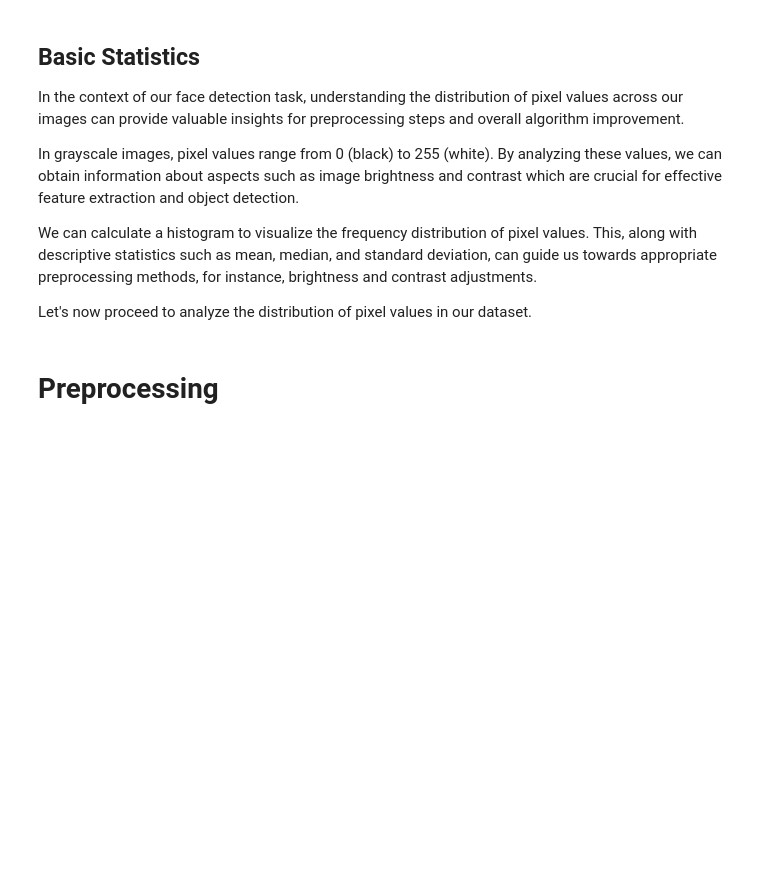
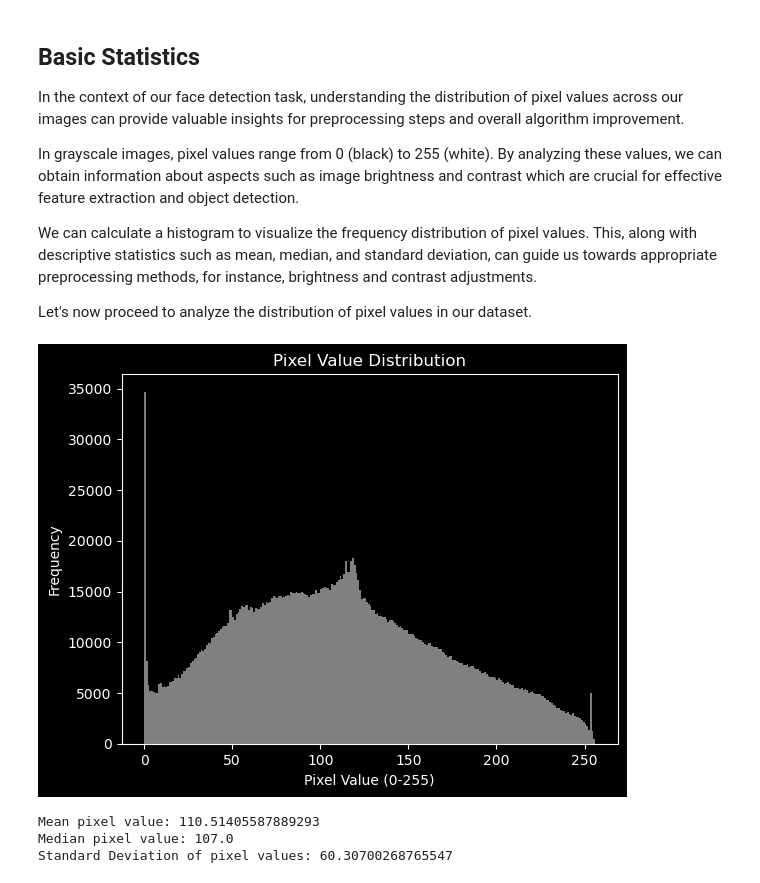
Before and after one commit to BRJoaquin/ml-ia-obligatorio, a Jupyter notebook: face_detector.ipynb, the cells around one changed output. Cells and saved outputs as stored; diff of their text form; code cells hidden in the pictures; blank space fills up the shorter version.

Commit message:
preprocessing

```diff
--- a/face_detector.ipynb
+++ b/face_detector.ipynb
@@ -182,23 +191,29 @@ We can calculate a histogram to visualize the frequency distribution of pixel va
 
 Let's now proceed to analyze the distribution of pixel values in our dataset.
 # %%
-# Flatten the array to 1D for histogram and statistics
-pixels = X_train.flatten()
+def basic_stats(images, range=(0,256)):
+    # Flatten the array to 1D for histogram and statistics
+    pixels = images.flatten()
 
-# Generate histogram
-plt.hist(pixels, bins=256, range=(0,256), color='gray')
-plt.title('Pixel Value Distribution')
-plt.xlabel('Pixel Value (0-255)')
-plt.ylabel('Frequency')
-plt.show()
+    # Generate histogram
+    plt.hist(pixels, bins=256, range=range, color='gray')
+    plt.title('Pixel Value Distribution')
+    plt.xlabel('Pixel Value (0-255)')
+    plt.ylabel('Frequency')
+    plt.show()
 
-# Calculate and print basic statistics
-mean_value = np.mean(pixels)
-median_value = np.median(pixels)
-std_dev = np.std(pixels)
+    # Calculate and print basic statistics
+    mean_value = np.mean(pixels)
+    median_value = np.median(pixels)
+    std_dev = np.std(pixels)
 
-print(f'Mean pixel value: {mean_value}')
-print(f'Median pixel value: {median_value}')
-print(f'Standard Deviation of pixel values: {std_dev}')
+    print(f'Mean pixel value: {mean_value}')
+    print(f'Median pixel value: {median_value}')
+    print(f'Standard Deviation of pixel values: {std_dev}')
+
+basic_stats(X_train)
+# %% [output]
+[figure, added]
+Mean pixel value: 110.51405587889293
+Median pixel value: 107.0
+Standard Deviation of pixel values: 60.30700268765547
-# %% [markdown]
-# Preprocessing
```
Also changed, not shown: parts of 15 cells of this notebook.
